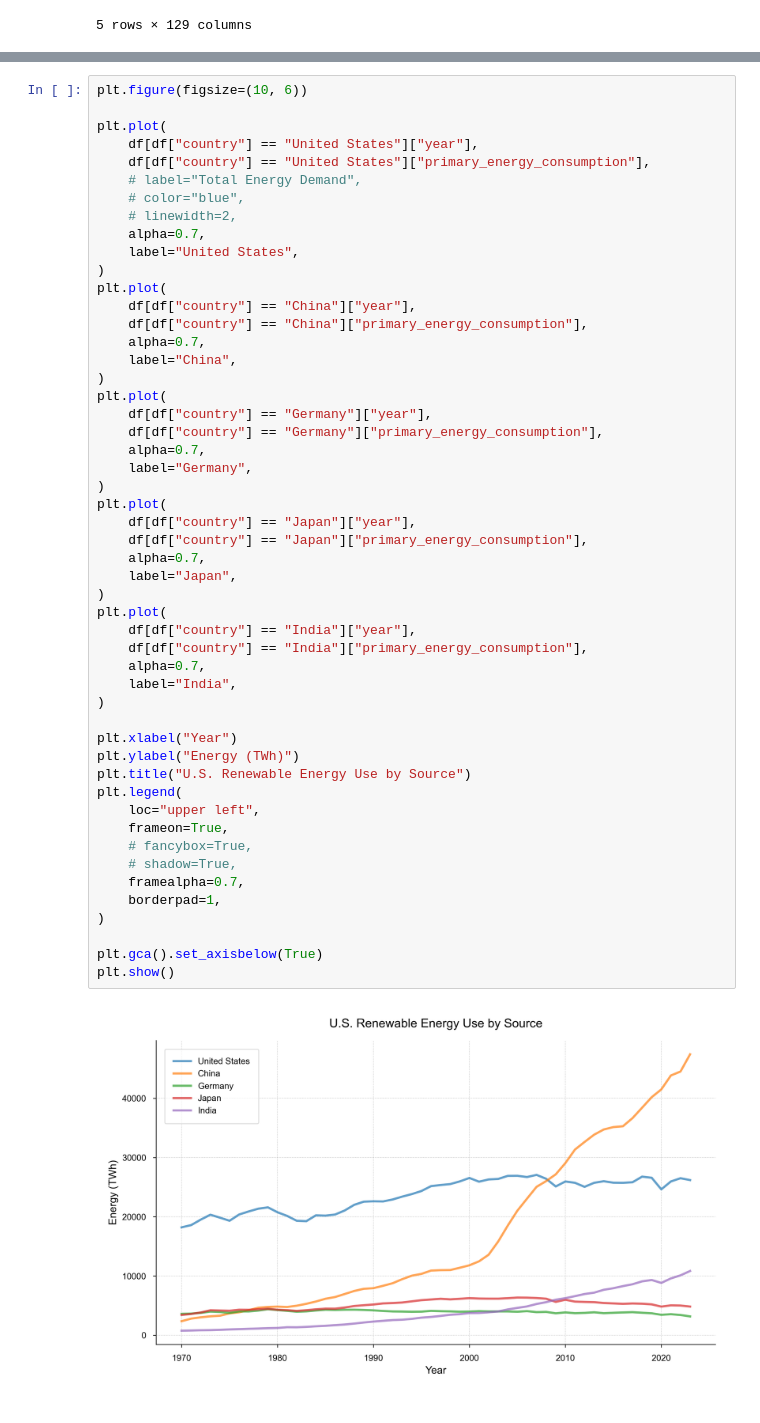
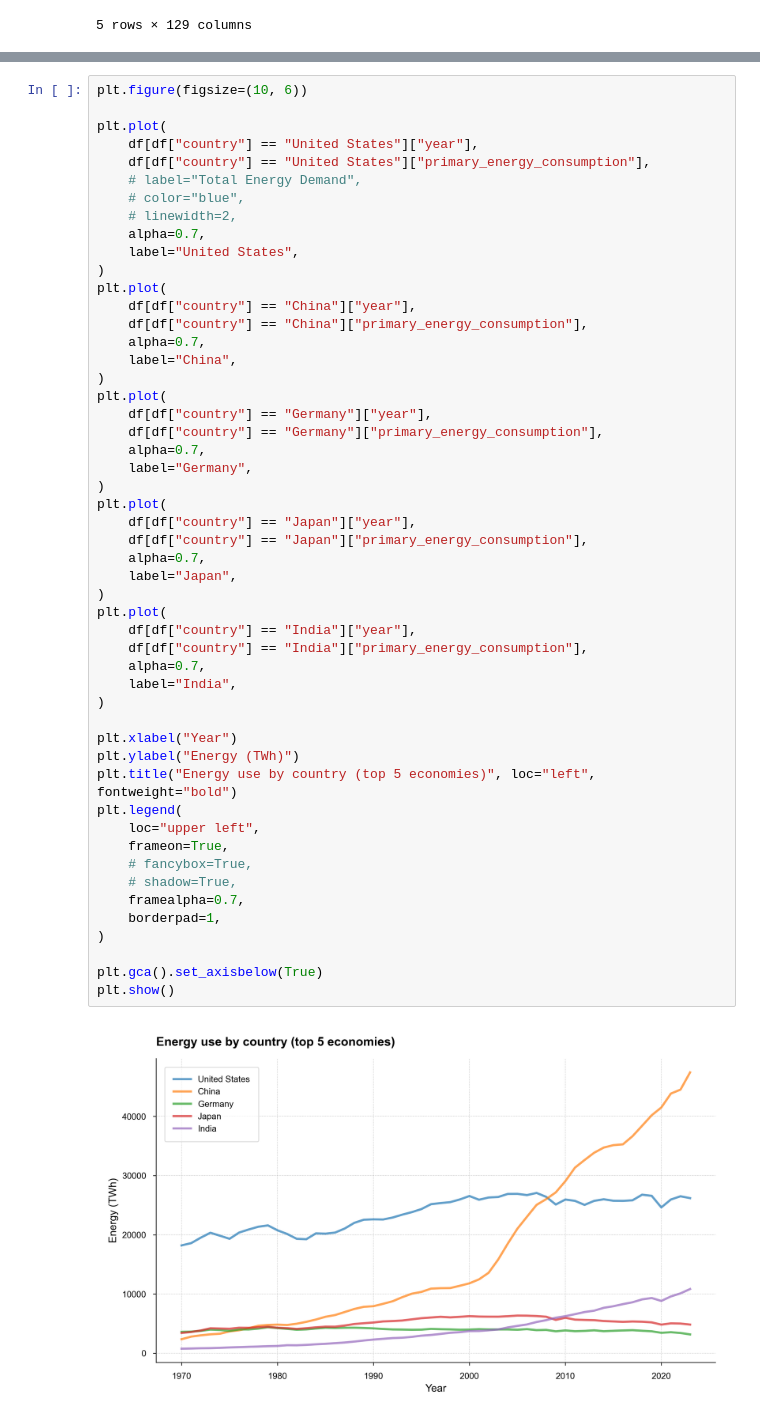
Before and after one commit to joypauls/blog-notebooks, a Jupyter notebook: notebooks/energy_use.ipynb, the cells around one changed output, grey strips where cells are left out. Drawn from its saved outputs; the diff is of its cells as text.

```diff
--- a/notebooks/energy_use.ipynb
+++ b/notebooks/energy_use.ipynb
@@ -180,35 +195,35 @@ plt.plot(
     alpha=0.7,
     label="Germany",
 )
 plt.plot(
     df[df["country"] == "Japan"]["year"],
     df[df["country"] == "Japan"]["primary_energy_consumption"],
     alpha=0.7,
     label="Japan",
 )
 plt.plot(
     df[df["country"] == "India"]["year"],
     df[df["country"] == "India"]["primary_energy_consumption"],
     alpha=0.7,
     label="India",
 )
 
 plt.xlabel("Year")
 plt.ylabel("Energy (TWh)")
-plt.title("U.S. Renewable Energy Use by Source")
+plt.title("Energy use by country (top 5 economies)", loc="left", fontweight="bold")
 plt.legend(
     loc="upper left",
     frameon=True,
     # fancybox=True,
     # shadow=True,
     framealpha=0.7,
     borderpad=1,
 )
 
 plt.gca().set_axisbelow(True)
 plt.show()
 # %% [output]
-[figure, old version]
+[figure, new version]
 # %%
 plt.figure(figsize=(10, 6))
 
```
Also changed, not shown: parts of 9 cells of this notebook.
